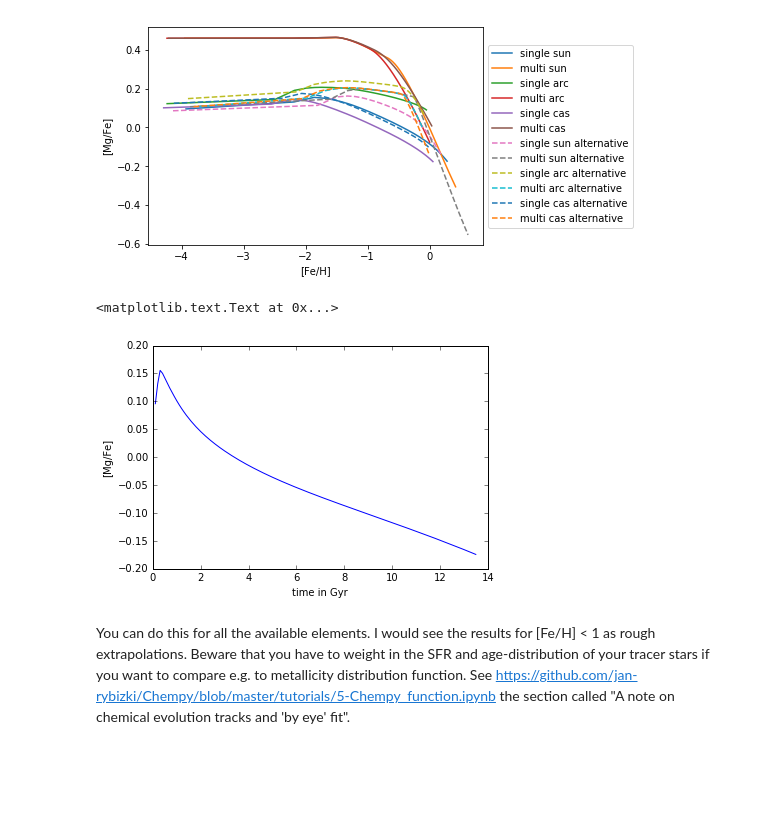
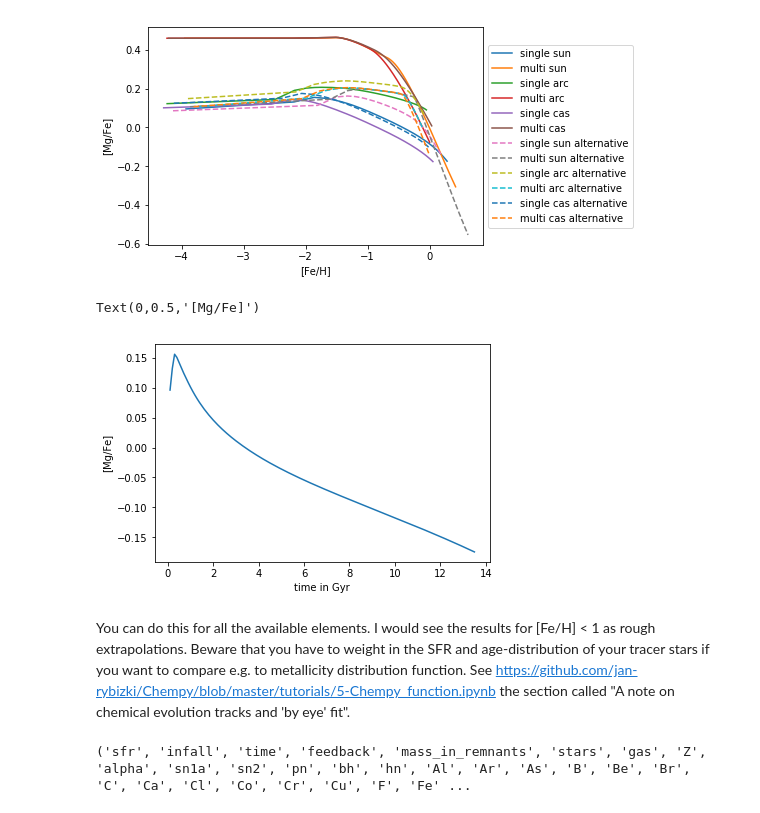
Before and after one commit to jan-rybizki/Chempy, a Jupyter notebook: tutorials/7-Acessing Chempy paper 1 abundance tracks.ipynb, the cells around one changed output. Cells and saved outputs as stored; diff of their text form; code cells hidden in the pictures; blank space fills up the shorter version.

Commit message:
viewing other features from the cube

```diff
--- a/tutorials/7-Acessing Chempy paper 1 abundance tracks.ipynb
+++ b/tutorials/7-Acessing Chempy paper 1 abundance tracks.ipynb
@@ -76,13 +78,17 @@ plt.legend(loc='center left', bbox_to_anchor=(1, 0.5))
 <matplotlib.legend.Legend at 0x...>
 [figure]
 # %%
-plt.plot(cube['time'][1:],abundances['Mg'][1:]-abundances['Fe'][1:])
+plt.plot(sun_def_cube['time'][1:],sun_def_ab['Mg'][1:]-sun_def_ab['Fe'][1:])
 plt.xlabel('time in Gyr')
 plt.ylabel('[Mg/Fe]')
 # %% [output]
-<matplotlib.text.Text at 0x...>
+Text(0,0.5,'[Mg/Fe]')
-[figure, old version]
+[figure, new version]
 # %% [markdown]
 You can do this for all the available elements.
 I would see the results for [Fe/H] < 1 as rough extrapolations.
 Beware that you have to weight in the SFR and age-distribution of your tracer stars if you want to compare e.g. to metallicity distribution function. See https://github.com/jan-rybizki/Chempy/blob/master/tutorials/5-Chempy_function.ipynb the section called "A note on chemical evolution tracks and 'by eye' fit".
+# %%
+print(sun_def_cube.dtype.names)
+# %% [output]
+('sfr', 'infall', 'time', 'feedback', 'mass_in_remnants', 'stars', 'gas', 'Z', 'alpha', 'sn1a', 'sn2', 'pn', 'bh', 'hn', 'Al', 'Ar', 'As', 'B', 'Be', 'Br', 'C', 'Ca', 'Cl', 'Co', 'Cr', 'Cu', 'F', 'Fe' ...
```
Also changed, not shown: parts of 5 cells of this notebook.
